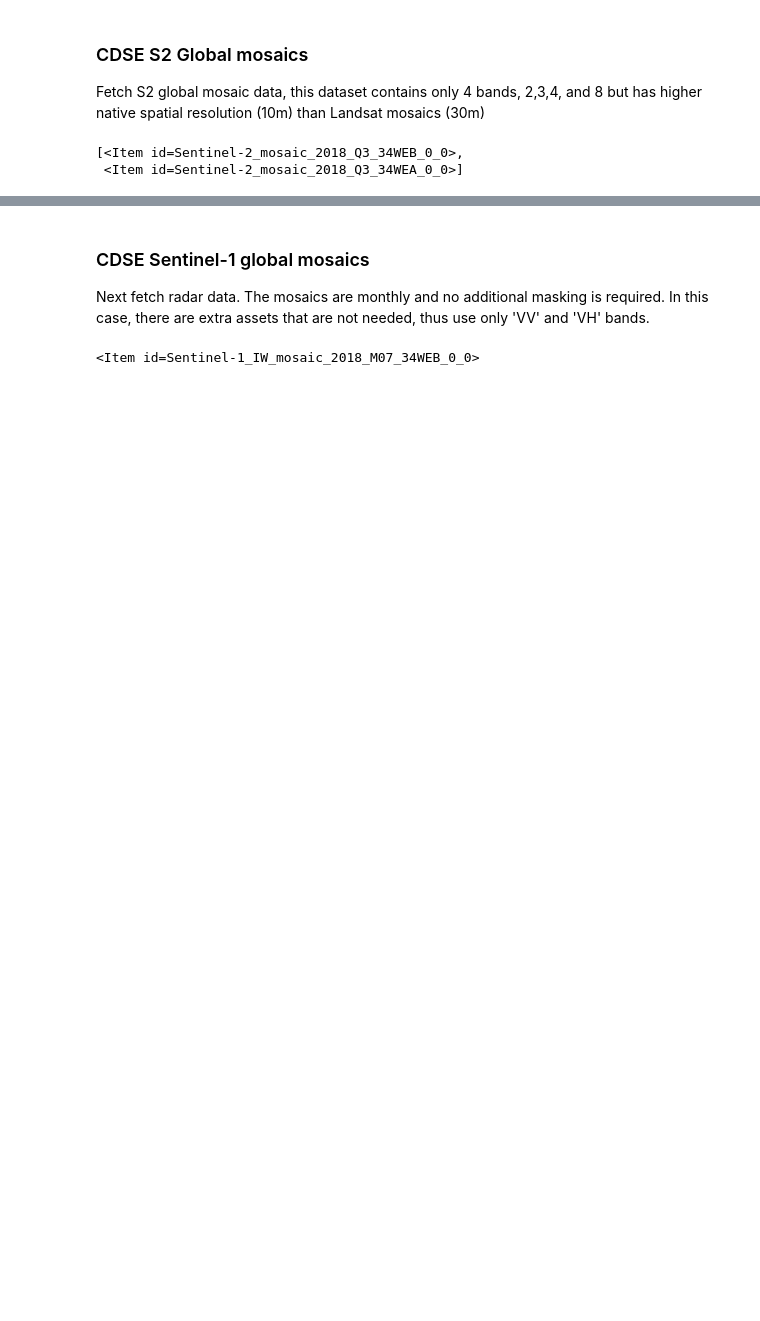
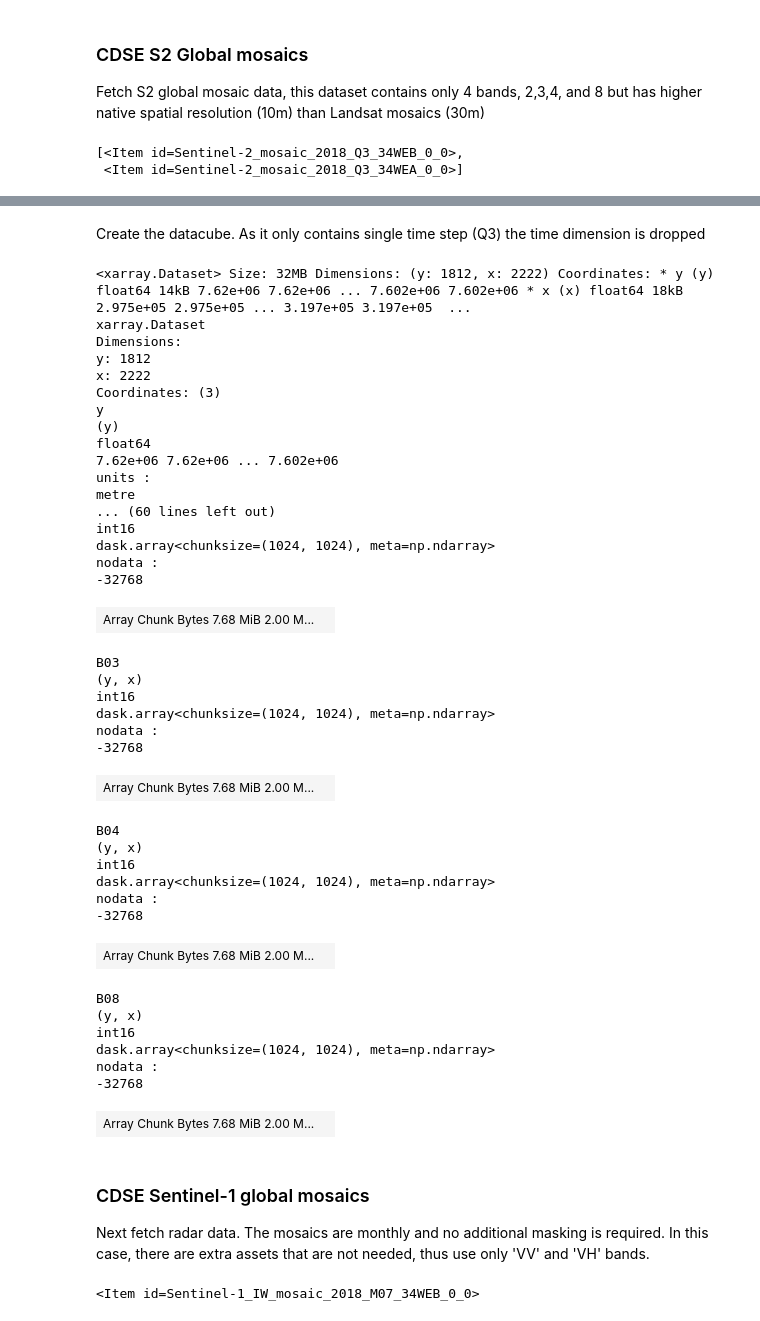
Before and after one commit to mtkervinen/point-eo, a Jupyter notebook: docs/create_stac_datasets.ipynb, the cells around one changed output, grey strips where cells are left out. Saved outputs shown, nothing was run; the diff lists cells and outputs as text; code cells hidden in the pictures; blank space fills up the shorter version.

```diff
--- a/docs/create_stac_datasets.ipynb
+++ b/docs/create_stac_datasets.ipynb
@@ -486,3 +393,52 @@ Attributes: (0)
+# %% [markdown]
+Create the datacube. As it only contains single time step (Q3) the time dimension is dropped
+# %%
+
+s2gm_cube = stac_load(
+    s2gm_items,
+    **stac_load_default_args
+).squeeze("time", drop=True).drop_vars('observations') # Only one time step expected, drop it here
+s2gm_cube
+# %% [output]
+<xarray.Dataset> Size: 32MB Dimensions: (y: 1812, x: 2222) Coordinates: * y (y) float64 14kB 7.62e+06 7.62e+06 ... 7.602e+06 7.602e+06 * x (x) float64 18kB 2.975e+05 2.975e+05 ... 3.197e+05 3.197e+05  ...
+xarray.Dataset
+Dimensions:
+y: 1812
+x: 2222
+Coordinates: (3)
+y
+(y)
+float64
+7.62e+06 7.62e+06 ... 7.602e+06
+units :
+metre
+... (60 lines left out)
+int16
+dask.array<chunksize=(1024, 1024), meta=np.ndarray>
+nodata :
+-32768
+| Array Chunk Bytes 7.68 MiB 2.00 M... |  |
+B03
+(y, x)
+int16
+dask.array<chunksize=(1024, 1024), meta=np.ndarray>
+nodata :
+-32768
+| Array Chunk Bytes 7.68 MiB 2.00 M... |  |
+B04
+(y, x)
+int16
+dask.array<chunksize=(1024, 1024), meta=np.ndarray>
+nodata :
+-32768
+| Array Chunk Bytes 7.68 MiB 2.00 M... |  |
+B08
+(y, x)
+int16
+dask.array<chunksize=(1024, 1024), meta=np.ndarray>
+nodata :
+-32768
+| Array Chunk Bytes 7.68 MiB 2.00 M... |  |
 # %%
 
 if writeoutputs:
```
Also changed, not shown: parts of 37 cells of this notebook, 1 other file.
